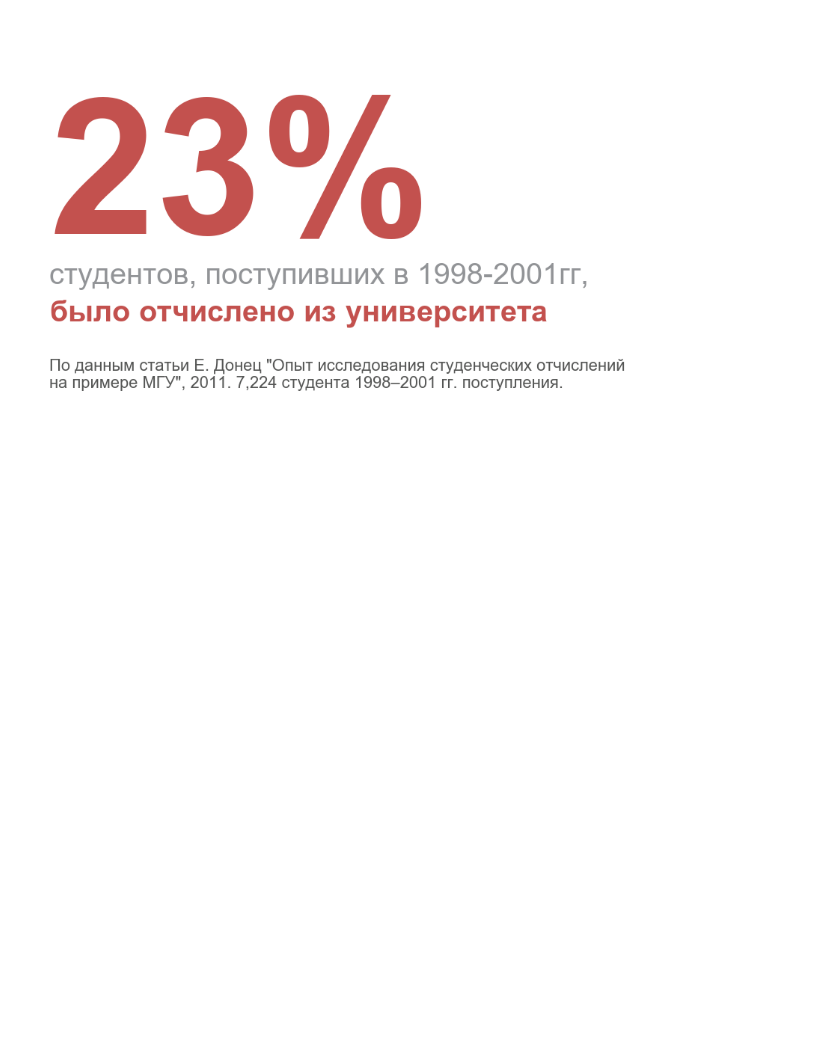
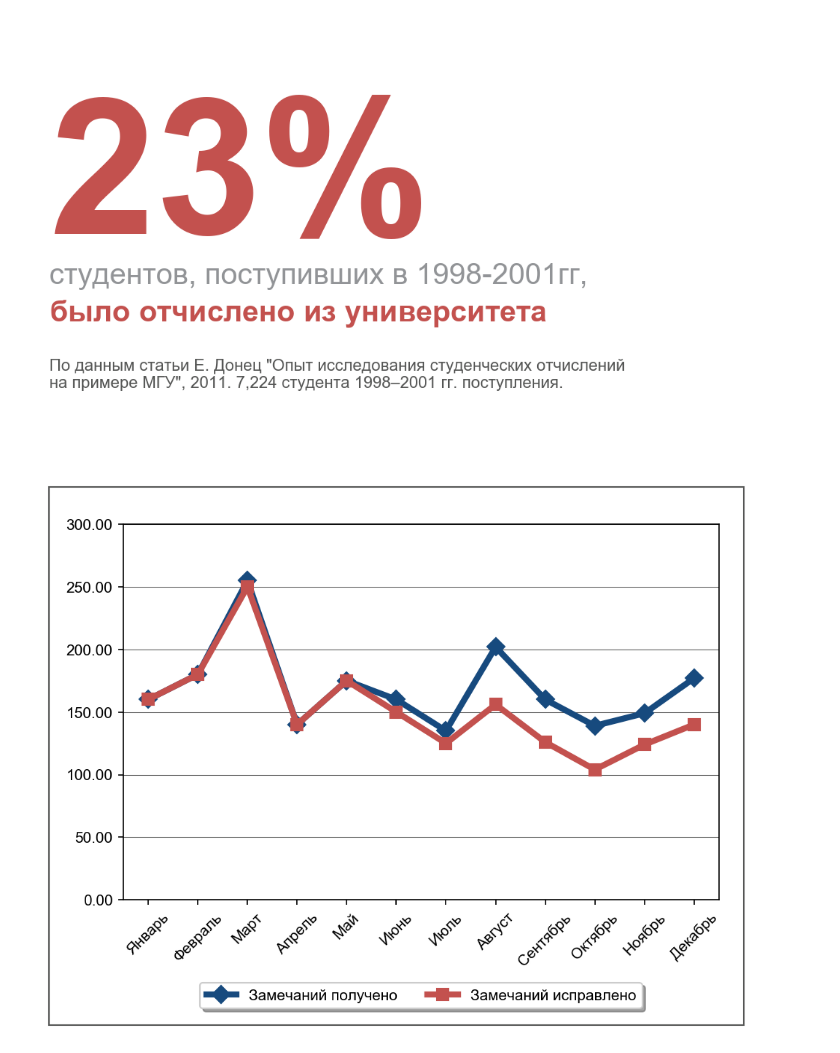
Before and after one commit to empathy87/storytelling-with-data, a Jupyter notebook: talks/winter_school/presentation plots.ipynb, the cells around one changed output. Cells and saved outputs as stored; diff of their text form; code cells hidden in the pictures; blank space fills up the shorter version.

```diff
--- a/talks/winter_school/presentation plots.ipynb
+++ b/talks/winter_school/presentation plots.ipynb
@@ -179,3 +183,36 @@ plt.text(-0.15, 0.14,
 # %% [output]
 Text(-0.15,0.14,'По данным статьи Е. Донец "Опыт исследования студенческих отчислений\nна примере МГУ", 2011. 7,224 студента 1998–2001 гг. поступления.')
 [figure]
+# %%
+from matplotlib.pyplot import Rectangle
+
+X1 = ['Янв', 'Фев', 'Мар', 'Апр', 'Май', 'Июн',
+      'Июл', 'Авг', 'Сен', 'Окт', 'Ноя', 'Дек']
+X2 = ['Январь', 'Февраль', 'Март', 'Апрель', 'Май', 'Июнь',
+      'Июль', 'Август', 'Сентябрь', 'Октябрь', 'Ноябрь', 'Декабрь']
+Y = [160, 180, 250, 140, 175, 150, 125, 156, 126, 104, 124, 140]
+Z = [160, 180, 255, 140, 175, 160, 135, 202, 160, 139, 149, 177]
+# %%
+fig, ax1 = plt.subplots(figsize=(8.2, 6.09), dpi=150)
+fig.subplots_adjust(left=0.104, right=0.768, top=0.751, bottom=0.187)
+ax1.plot(range(12), Z, 'D-', linewidth=4, color=BLUE1, markersize=8, label='Замечаний получено')
+ax1.plot(range(12), Y, 's-', linewidth=4, color=RED1, markersize=8, label='Замечаний исправлено')
+ax1.set_xlim([-0.5, 11.5])
+ax1.set_ylim([0, 300])
+plt.setp(ax1,
+         xticks=list(range(12)),
+         xticklabels=X2,
+         yticks=list(range(0, 350, 50)),
+         yticklabels=['0.00', '50.00', '100.00', '150.00',
+                      '200.00', '250.00', '300.00'])
+plt.xticks(rotation=45)
+plt.grid(color=GRAY3, linestyle='-', linewidth=0.5, axis='y')
+ax1.legend(loc='upper center', bbox_to_anchor=(0.5, -0.2),
+          fancybox=True, shadow=True, ncol=5)
+autoAxis = ax1.axis()
+rec = Rectangle((autoAxis[0]-1.5,autoAxis[2]-100),(autoAxis[1]-autoAxis[0])+2,(autoAxis[3]-autoAxis[2])+130,fill=False,lw=1, color=GRAY3)
+rec = ax1.add_patch(rec)
+rec.set_clip_on(False)
+pass
+# %% [output]
+[figure, added]
```
Also changed, not shown: parts of 17 cells of this notebook, 25 other files.
